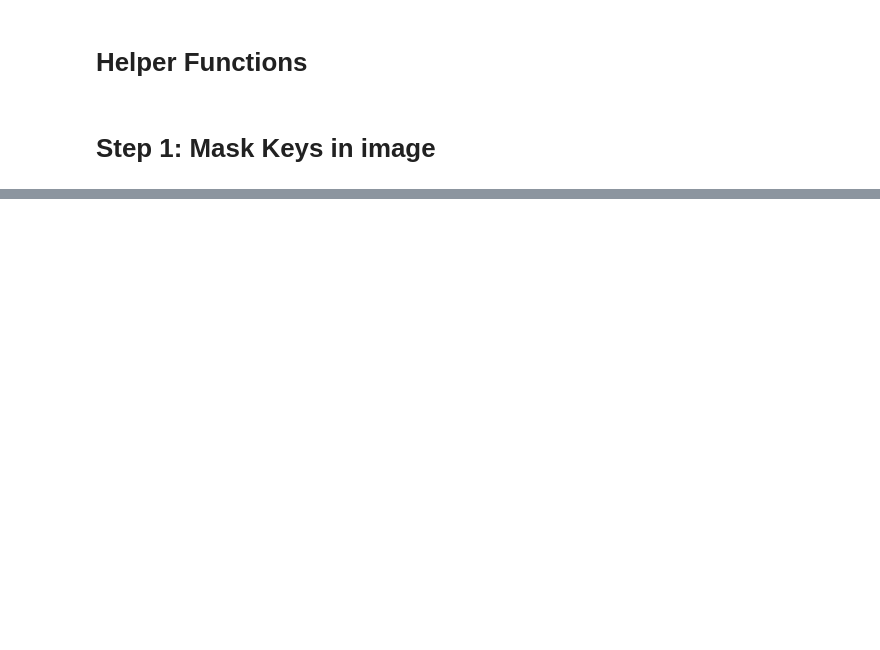
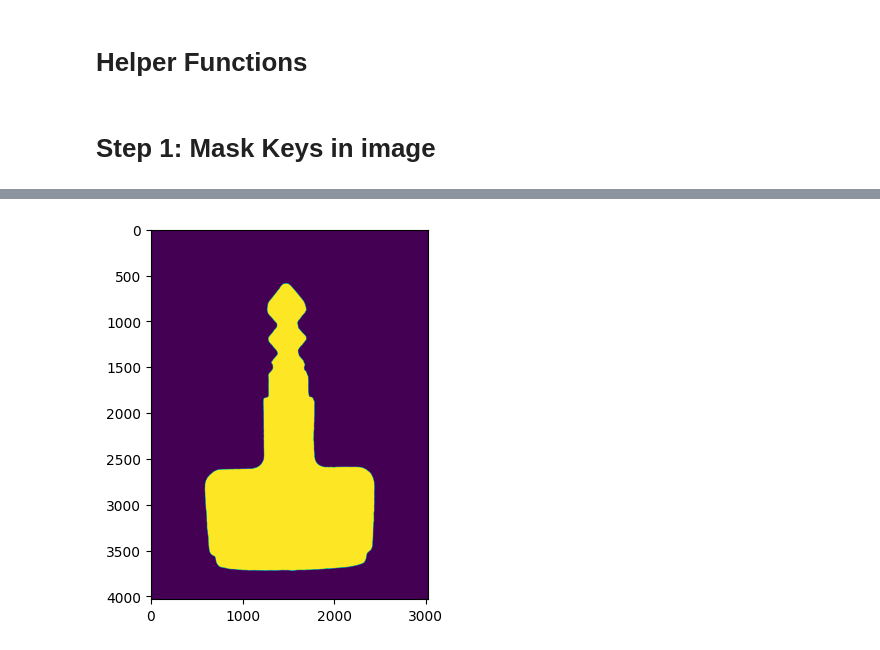
Before and after one commit to syedfaiqueali/Kaggle-Notebooks, a Jupyter notebook: key-extraction.ipynb, the cells around one changed output, grey strips where cells are left out. Saved outputs shown, nothing was run; the diff lists cells and outputs as text; code cells hidden in the pictures; blank space fills up the shorter version.

```diff
--- a/key-extraction.ipynb
+++ b/key-extraction.ipynb
@@ -160,0 +135,4 @@ plt_img(inverted_image)
+# %%
+plt_img(key_images[0].mask_img)
+# %% [output]
+[figure, added]
```
Also changed, not shown: parts of 20 cells of this notebook.
